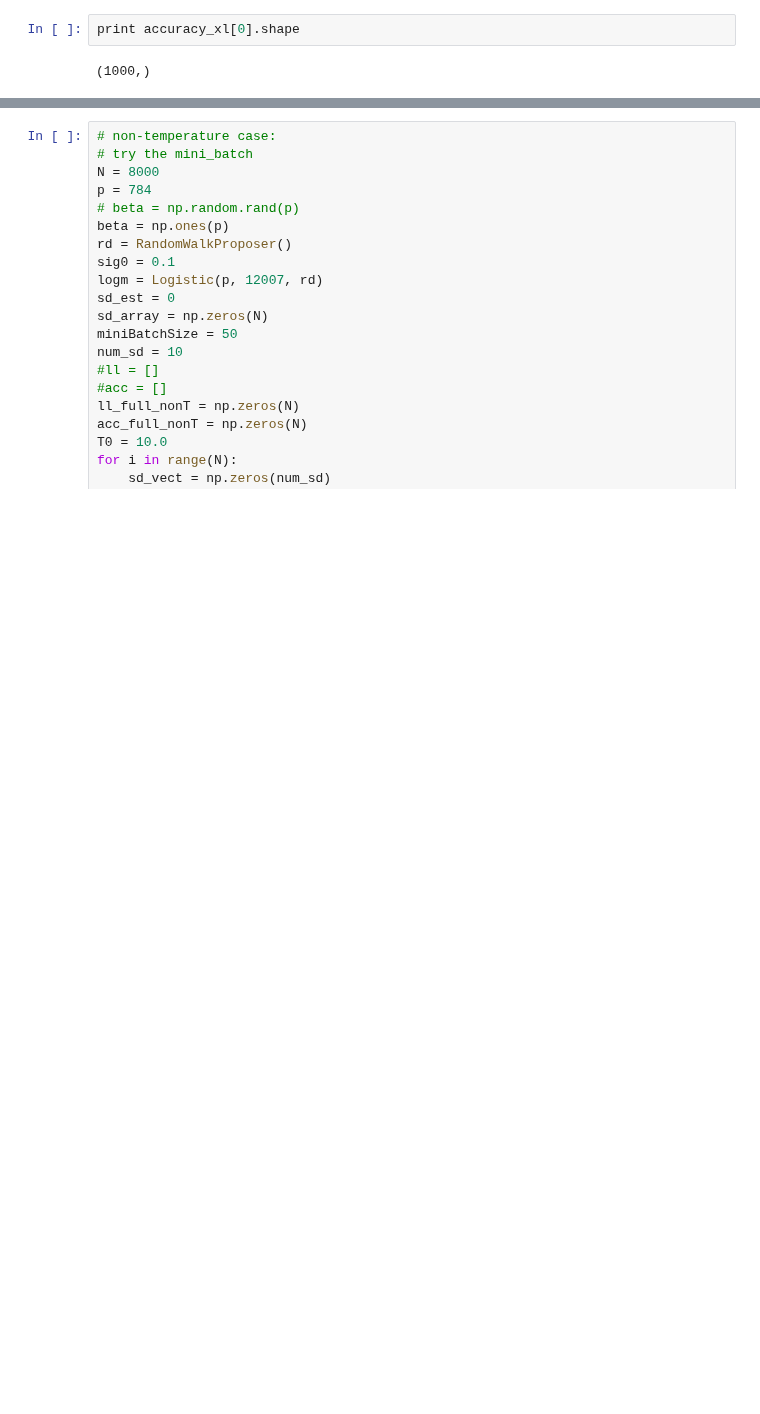
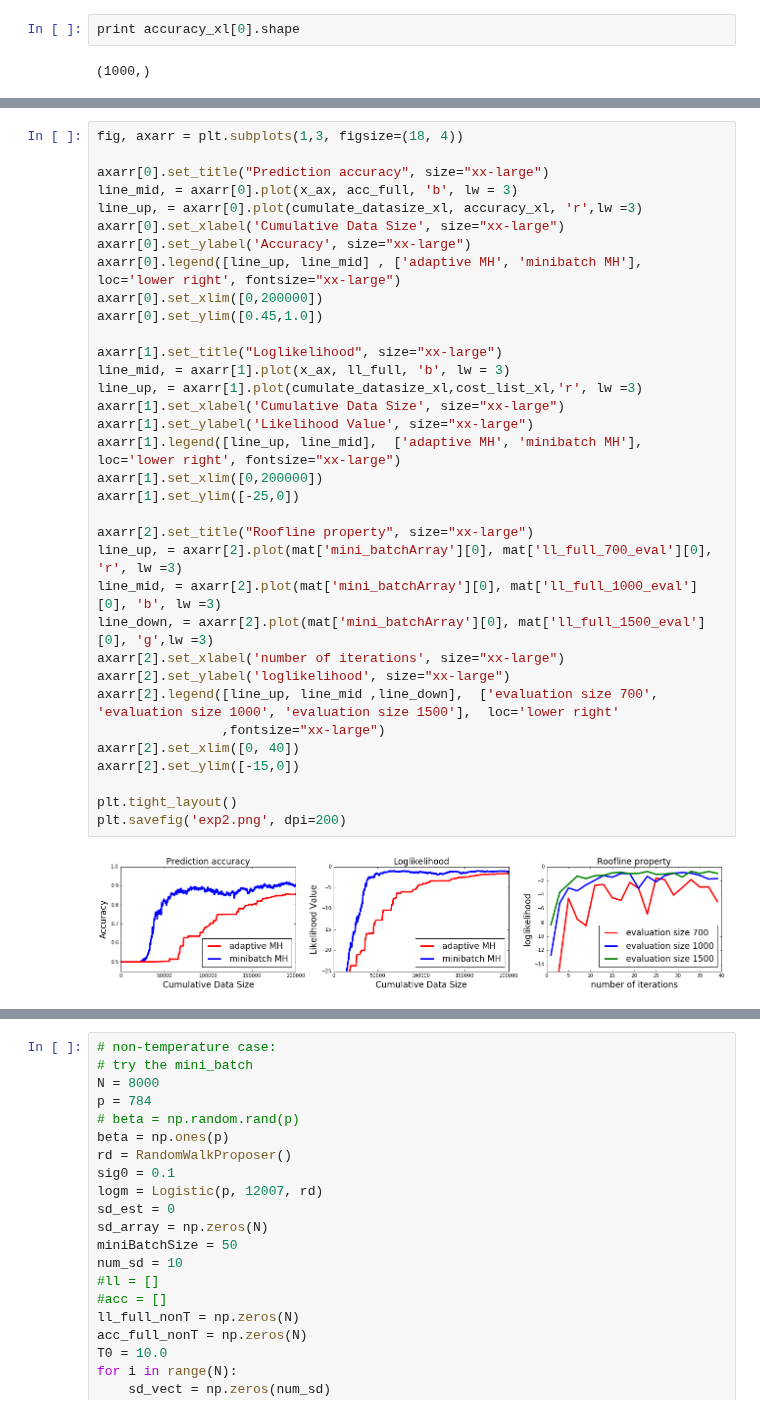
Before and after one commit to DanielTakeshi/New_MH_Test, a Jupyter notebook: iPython_stuff/LogisticRegression_CUTMH_RandomWalkProposer.ipynb, the cells around one changed output, grey strips where cells are left out. Saved outputs shown, nothing was run; the diff lists cells and outputs as text; blank space fills up the shorter version.

```diff
--- a/iPython_stuff/LogisticRegression_CUTMH_RandomWalkProposer.ipynb
+++ b/iPython_stuff/LogisticRegression_CUTMH_RandomWalkProposer.ipynb
@@ -467,0 +468,36 @@ plt.show()
+# %%
+fig, axarr = plt.subplots(1,3, figsize=(18, 4))
+
+axarr[0].set_title("Prediction accuracy", size="xx-large")
+line_mid, = axarr[0].plot(x_ax, acc_full, 'b', lw = 3)
+line_up, = axarr[0].plot(cumulate_datasize_xl, accuracy_xl, 'r',lw =3)
+axarr[0].set_xlabel('Cumulative Data Size', size="xx-large")
+axarr[0].set_ylabel('Accuracy', size="xx-large")
+axarr[0].legend([line_up, line_mid] , ['adaptive MH', 'minibatch MH'],  loc='lower right', fontsize="xx-large")
+axarr[0].set_xlim([0,200000])
+axarr[0].set_ylim([0.45,1.0])
+
+axarr[1].set_title("Loglikelihood", size="xx-large")
+line_mid, = axarr[1].plot(x_ax, ll_full, 'b', lw = 3)
+line_up, = axarr[1].plot(cumulate_datasize_xl,cost_list_xl,'r', lw =3)
+axarr[1].set_xlabel('Cumulative Data Size', size="xx-large")
+axarr[1].set_ylabel('Likelihood Value', size="xx-large")
+axarr[1].legend([line_up, line_mid],  ['adaptive MH', 'minibatch MH'],  loc='lower right', fontsize="xx-large")
+axarr[1].set_xlim([0,200000])
+axarr[1].set_ylim([-25,0])
+
+axarr[2].set_title("Roofline property", size="xx-large")
+line_up, = axarr[2].plot(mat['mini_batchArray'][0], mat['ll_full_700_eval'][0], 'r', lw =3)
+line_mid, = axarr[2].plot(mat['mini_batchArray'][0], mat['ll_full_1000_eval'][0], 'b', lw =3)
+line_down, = axarr[2].plot(mat['mini_batchArray'][0], mat['ll_full_1500_eval'][0], 'g',lw =3)
+axarr[2].set_xlabel('number of iterations', size="xx-large")
+axarr[2].set_ylabel('loglikelihood', size="xx-large")
+axarr[2].legend([line_up, line_mid ,line_down],  ['evaluation size 700', 'evaluation size 1000', 'evaluation size 1500'],  loc='lower right'
+                ,fontsize="xx-large")
+axarr[2].set_xlim([0, 40])
+axarr[2].set_ylim([-15,0])
+
+plt.tight_layout()
+plt.savefig('exp2.png', dpi=200)
+# %% [output]
+[figure, added]
```
Also changed, not shown: parts of 5 cells of this notebook, 4 other files.
